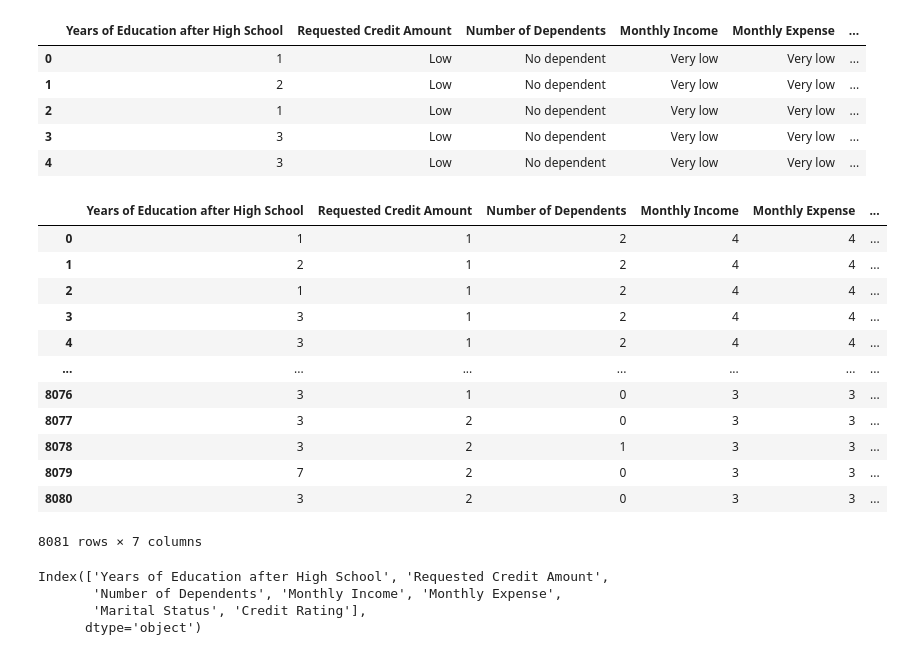
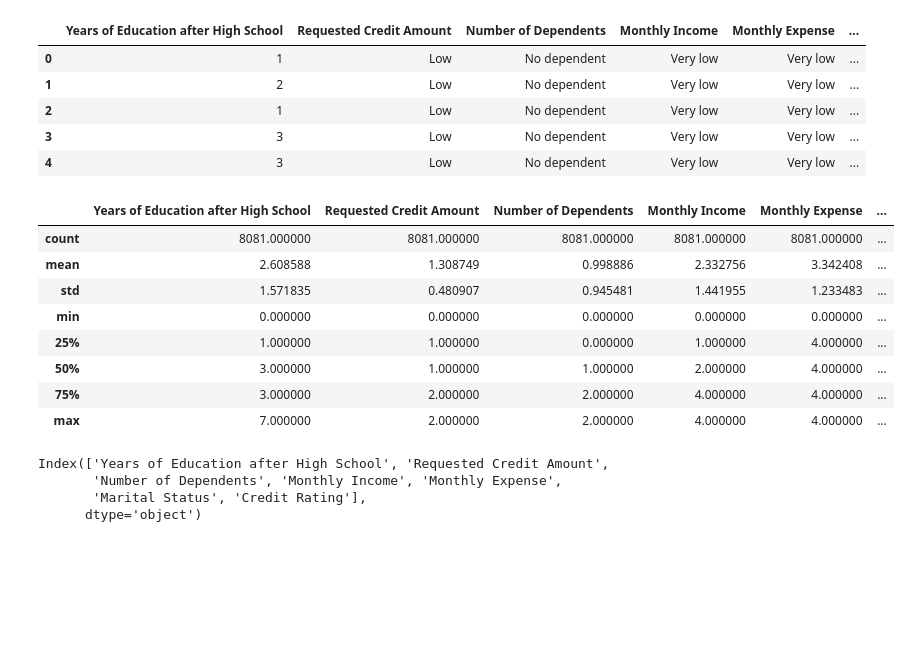
Before and after one commit to qmdismnp/Schulich_DS_MBAN, a Jupyter notebook: predictive midterm.ipynb, the cells around one changed output. Drawn from its saved outputs; the diff is of its cells as text; code cells hidden in the pictures; blank space fills up the shorter version.

```diff
--- a/predictive midterm.ipynb
+++ b/predictive midterm.ipynb
@@ -135,5 +138,5 @@ from sklearn.metrics import classification_report,f1_score, PrecisionRecallDispl
 # %%
-df = pd.read_csv('/Users/huiyisang/Desktop/midterm_parttwo.csv')
+df = pd.read_csv('C:/Users/User/Desktop/midterm_parttwo.csv')
 # %%
 df.head()
 # %% [output]
@@ -154,21 +157,17 @@ for column in categorical_columns:
 # %%
 df['Credit Rating'] = df['Credit Rating'].replace({"Positive": 1 , "Negative": 0})
 # %%
-df
+df.describe()
 # %% [output]
 |  | Years of Education after High School | Requested Credit Amount | Number of Dependents | Monthly Income | Monthly Expense | ... |
-| 0 | 1 | 1 | 2 | 4 | 4 | ... |
-| 1 | 2 | 1 | 2 | 4 | 4 | ... |
-| 2 | 1 | 1 | 2 | 4 | 4 | ... |
-| 3 | 3 | 1 | 2 | 4 | 4 | ... |
-| 4 | 3 | 1 | 2 | 4 | 4 | ... |
-| ... | ... | ... | ... | ... | ... | ... |
-| 8076 | 3 | 1 | 0 | 3 | 3 | ... |
-| 8077 | 3 | 2 | 0 | 3 | 3 | ... |
-| 8078 | 3 | 2 | 1 | 3 | 3 | ... |
-| 8079 | 7 | 2 | 0 | 3 | 3 | ... |
-| 8080 | 3 | 2 | 0 | 3 | 3 | ... |
+| count | 8081.000000 | 8081.000000 | 8081.000000 | 8081.000000 | 8081.000000 | ... |
+| mean | 2.608588 | 1.308749 | 0.998886 | 2.332756 | 3.342408 | ... |
+| std | 1.571835 | 0.480907 | 0.945481 | 1.441955 | 1.233483 | ... |
+| min | 0.000000 | 0.000000 | 0.000000 | 0.000000 | 0.000000 | ... |
+| 25% | 1.000000 | 1.000000 | 0.000000 | 1.000000 | 4.000000 | ... |
+| 50% | 3.000000 | 1.000000 | 1.000000 | 2.000000 | 4.000000 | ... |
+| 75% | 3.000000 | 2.000000 | 2.000000 | 4.000000 | 4.000000 | ... |
+| max | 7.000000 | 2.000000 | 2.000000 | 4.000000 | 4.000000 | ... |
-8081 rows × 7 columns
 # %%
 df.columns
 # %% [output]
```
Also changed, not shown: parts of 14 cells of this notebook, 1 other file.
